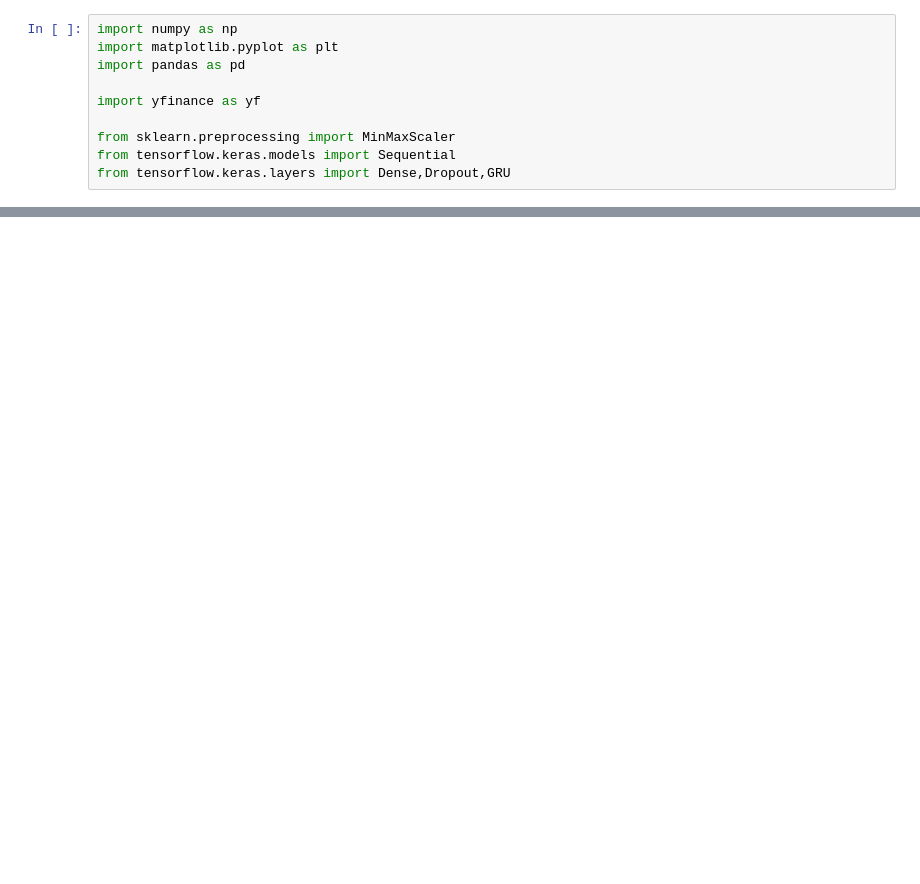
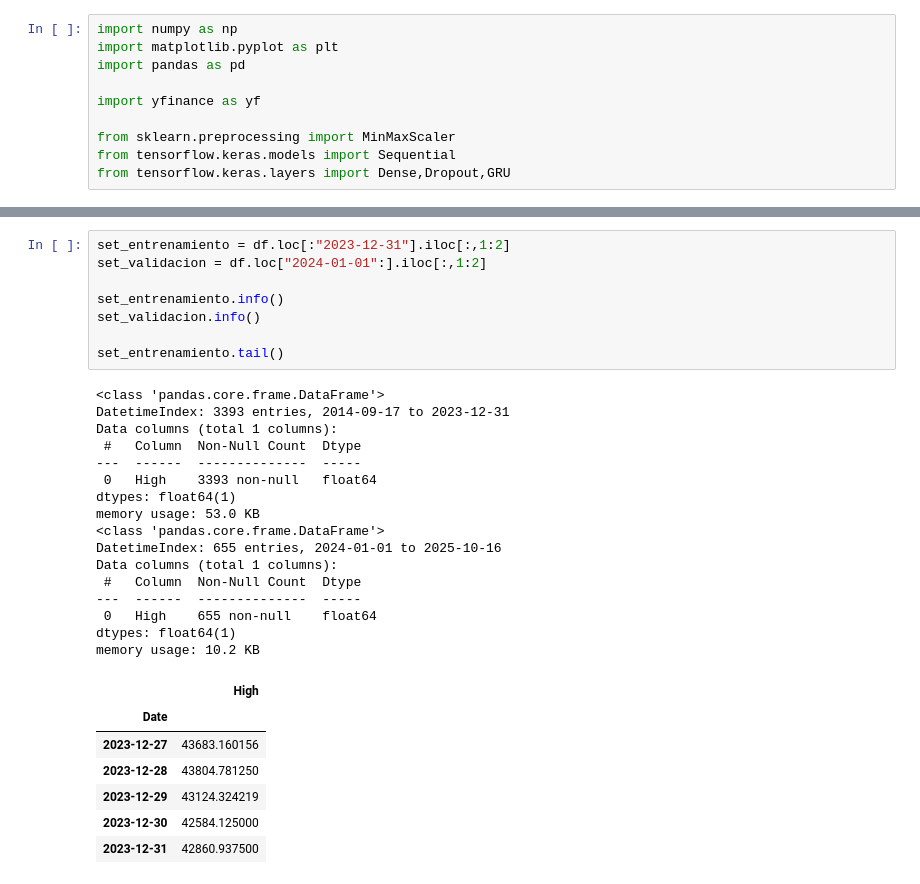
Before and after one commit to jeronimov10/CoinPredictor, a Jupyter notebook: Red_Neuronal/Red_Notebook_BTC.ipynb, the cells around one changed output, grey strips where cells are left out. Saved outputs shown, nothing was run; the diff lists cells and outputs as text; blank space fills up the shorter version.

```diff
--- a/Red_Neuronal/Red_Notebook_BTC.ipynb
+++ b/Red_Neuronal/Red_Notebook_BTC.ipynb
@@ -14,0 +63,32 @@ df = ticker.history(start = '2014-08-01', end = '2022-01-01')
+# %%
+set_entrenamiento = df.loc[:"2023-12-31"].iloc[:,1:2]
+set_validacion = df.loc["2024-01-01":].iloc[:,1:2]
+
+set_entrenamiento.info()
+set_validacion.info()
+
+set_entrenamiento.tail()
+# %% [output]
+<class 'pandas.core.frame.DataFrame'>
+DatetimeIndex: 3393 entries, 2014-09-17 to 2023-12-31
+Data columns (total 1 columns):
+ #   Column  Non-Null Count  Dtype
+---  ------  --------------  -----
+ 0   High    3393 non-null   float64
+dtypes: float64(1)
+memory usage: 53.0 KB
+<class 'pandas.core.frame.DataFrame'>
+DatetimeIndex: 655 entries, 2024-01-01 to 2025-10-16
+Data columns (total 1 columns):
+ #   Column  Non-Null Count  Dtype
+---  ------  --------------  -----
+ 0   High    655 non-null    float64
+dtypes: float64(1)
+memory usage: 10.2 KB
+|  | High |
+| Date |  |
+| 2023-12-27 | 43683.160156 |
+| 2023-12-28 | 43804.781250 |
+| 2023-12-29 | 43124.324219 |
+| 2023-12-30 | 42584.125000 |
+| 2023-12-31 | 42860.937500 |
```
Also changed, not shown: parts of 14 cells of this notebook, 10 other files.
